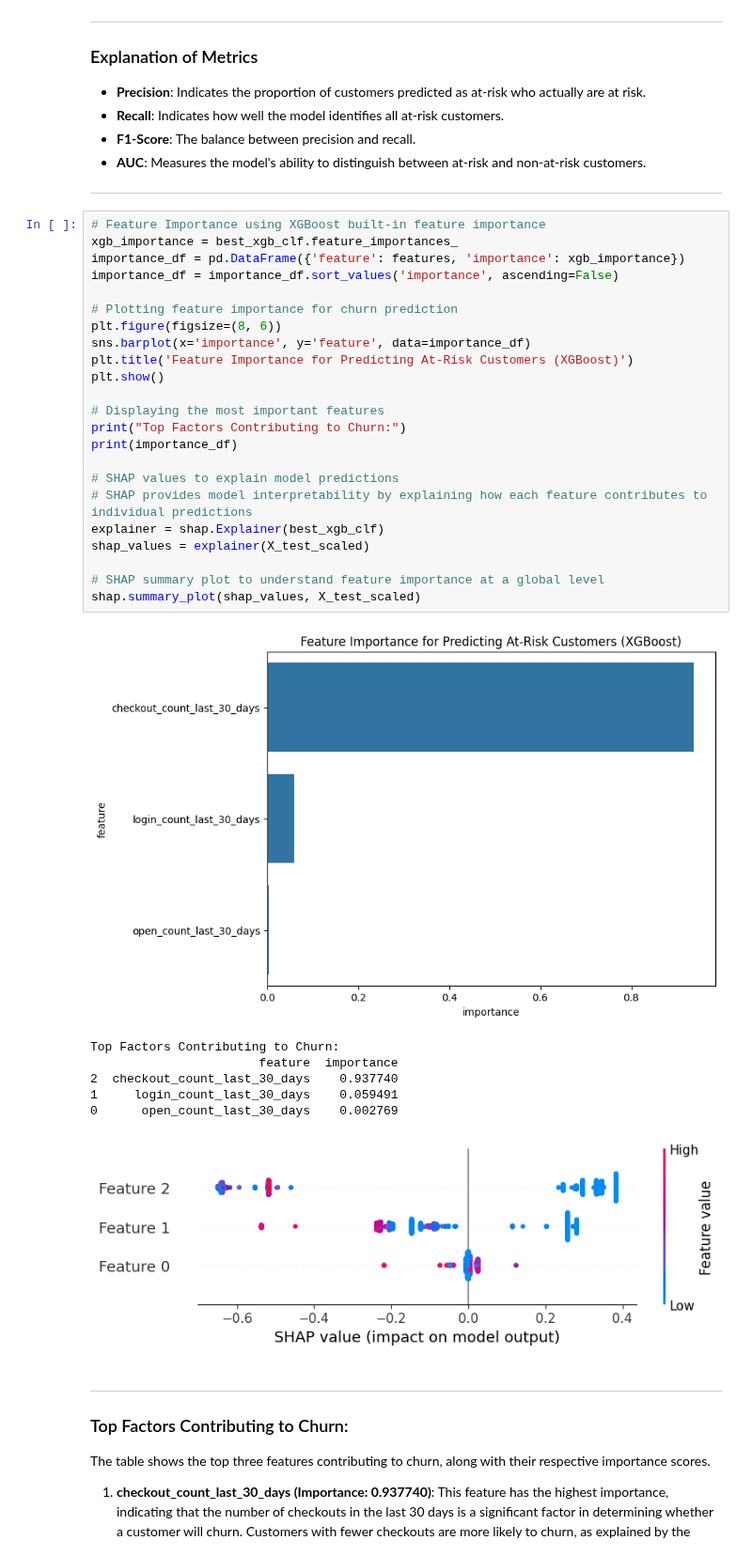
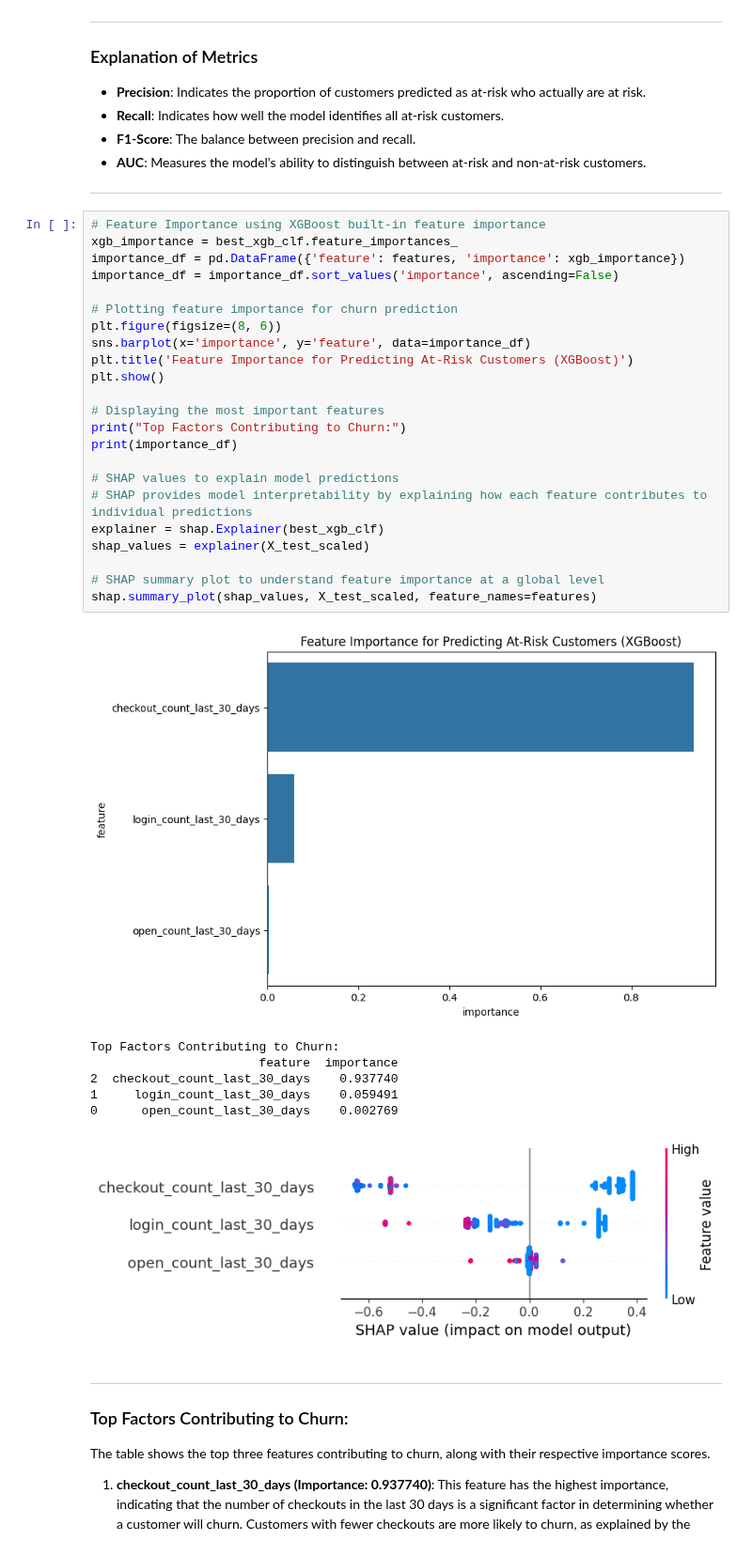
Before and after one commit to 7-teens/7-teens-DSA3101-2410-Project, a Jupyter notebook: SubgroupA_Model/churnmodel_test.ipynb, the cells around one changed output. Shown at 94% size. Saved outputs shown, nothing was run; the diff lists cells and outputs as text.

```diff
--- a/SubgroupA_Model/churnmodel_test.ipynb
+++ b/SubgroupA_Model/churnmodel_test.ipynb
@@ -228,34 +228,34 @@ In this step, we implement an XGBoost classifier to predict customer churn. XGBo
 # %%
 # Feature Importance using XGBoost built-in feature importance
 xgb_importance = best_xgb_clf.feature_importances_
 importance_df = pd.DataFrame({'feature': features, 'importance': xgb_importance})
 importance_df = importance_df.sort_values('importance', ascending=False)
 
 # Plotting feature importance for churn prediction
 plt.figure(figsize=(8, 6))
 sns.barplot(x='importance', y='feature', data=importance_df)
 plt.title('Feature Importance for Predicting At-Risk Customers (XGBoost)')
 plt.show()
 
 # Displaying the most important features
 print("Top Factors Contributing to Churn:")
 print(importance_df)
 
 # SHAP values to explain model predictions
 # SHAP provides model interpretability by explaining how each feature contributes to individual predictions
 explainer = shap.Explainer(best_xgb_clf)
 shap_values = explainer(X_test_scaled)
 
 # SHAP summary plot to understand feature importance at a global level
-shap.summary_plot(shap_values, X_test_scaled)
+shap.summary_plot(shap_values, X_test_scaled, feature_names=features)
 # %% [output]
 [figure]
 Top Factors Contributing to Churn:
                        feature  importance
 2  checkout_count_last_30_days    0.937740
 1     login_count_last_30_days    0.059491
 0      open_count_last_30_days    0.002769
-[figure, old version]
+[figure, new version]
 # %% [markdown]
 ---
 ### Top Factors Contributing to Churn:
```
Also changed, not shown: parts of 1 cell of this notebook.
